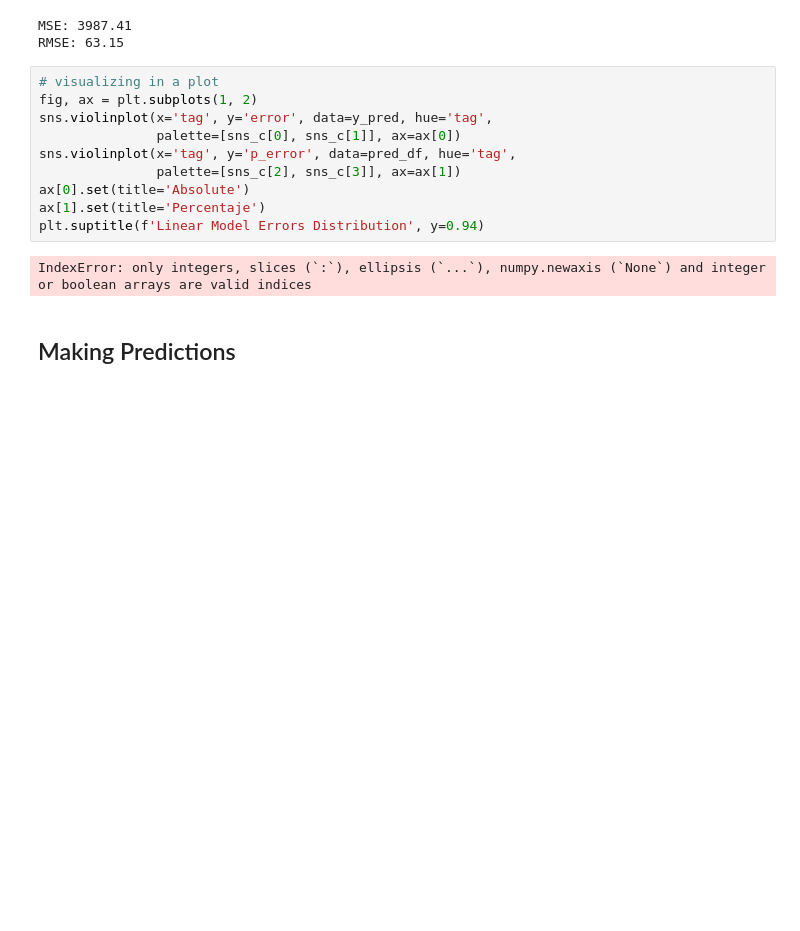
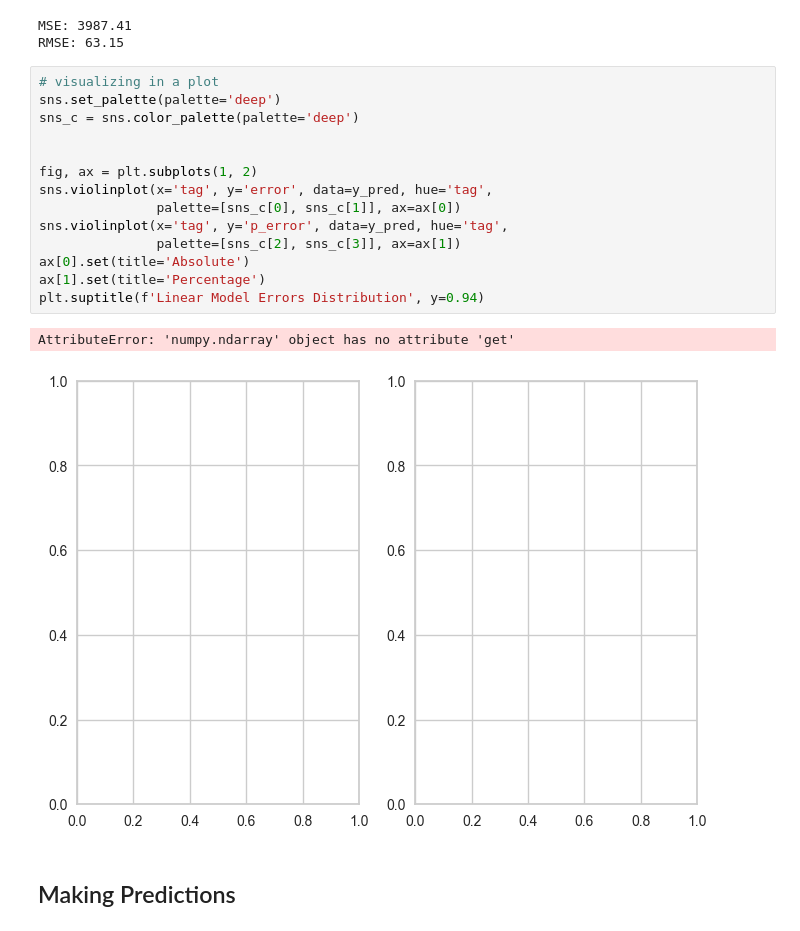
Before and after one commit to tbryan2/qb-passing-yards, a Jupyter notebook: qb-passing-yards/qb-passing-yards.ipynb, the cells around one changed output. Saved outputs shown, nothing was run; the diff lists cells and outputs as text; blank space fills up the shorter version.

```diff
--- a/qb-passing-yards/qb-passing-yards.ipynb
+++ b/qb-passing-yards/qb-passing-yards.ipynb
@@ -583,15 +583,20 @@ MSE: 3987.41
 RMSE: 63.15
 # %%
 # visualizing in a plot
+sns.set_palette(palette='deep')
+sns_c = sns.color_palette(palette='deep')
+
+
 fig, ax = plt.subplots(1, 2)
 sns.violinplot(x='tag', y='error', data=y_pred, hue='tag',
                palette=[sns_c[0], sns_c[1]], ax=ax[0])
-sns.violinplot(x='tag', y='p_error', data=pred_df, hue='tag',
+sns.violinplot(x='tag', y='p_error', data=y_pred, hue='tag',
                palette=[sns_c[2], sns_c[3]], ax=ax[1])
 ax[0].set(title='Absolute')
-ax[1].set(title='Percentaje')
+ax[1].set(title='Percentage')
 plt.suptitle(f'Linear Model Errors Distribution', y=0.94)
 # %% [output]
-IndexError: only integers, slices (`:`), ellipsis (`...`), numpy.newaxis (`None`) and integer or boolean arrays are valid indices
+AttributeError: 'numpy.ndarray' object has no attribute 'get'
+[figure, added]
 # %% [markdown]
 ## Making Predictions
```
Also changed, not shown: parts of 1 cell of this notebook.
